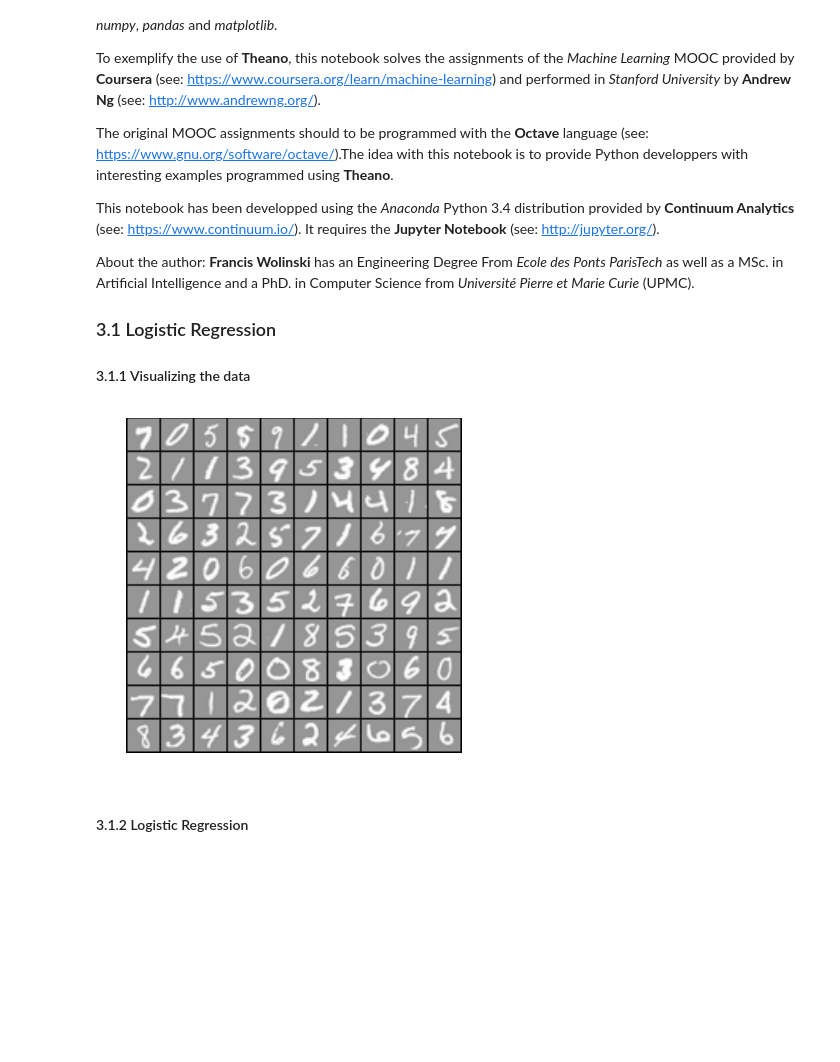
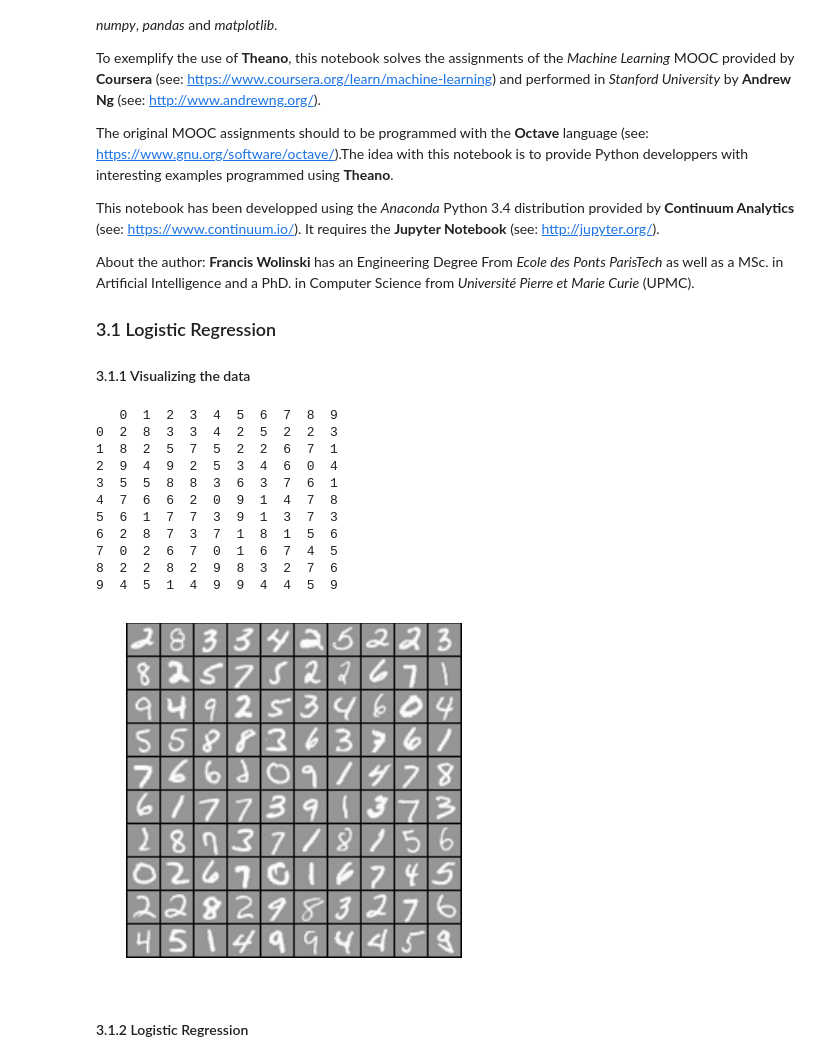
Before and after one commit to fran6w/Theano, a Jupyter notebook: 3. theano multi-class classification.ipynb, the cells around one changed output. Cells and saved outputs as stored; diff of their text form; code cells hidden in the pictures; blank space fills up the shorter version.

```diff
--- a/3. theano multi-class classification.ipynb
+++ b/3. theano multi-class classification.ipynb
@@ -27,8 +27,9 @@ sel = X[np.random.permutation(m)[0:100],:] # 100 random digits
 # %%
 %matplotlib inline
+import pandas as pnd
 import matplotlib.pyplot as plt
 
-def display_data(X):
+def display_data(X, Y):
     example_width = int(np.sqrt(X.shape[1]))
 
     # Compute rows, cols
@@ -65,10 +66,28 @@ def display_data(X):
     plt.figure(figsize=(8,6))
     plt.axis('off')
     plt.imshow(display_array.T, cmap="Greys_r")
+
+    df = pnd.DataFrame(Y.reshape((display_rows, display_cols)).T)
+    df = df.replace(10,0) # 0 is mapped to 10 in Y
+    print(df)
-# %%
-display_data(sel)
-# %% [output]
-[figure, removed]
+# %%
+rnd = np.random.permutation(m)[0:100]
+sel = X[rnd,:] # 100 random digits
+res = Y[rnd]
+display_data(sel, res)
+# %% [output]
+   0  1  2  3  4  5  6  7  8  9
+0  2  8  3  3  4  2  5  2  2  3
+1  8  2  5  7  5  2  2  6  7  1
+2  9  4  9  2  5  3  4  6  0  4
+3  5  5  8  8  3  6  3  7  6  1
+4  7  6  6  2  0  9  1  4  7  8
+5  6  1  7  7  3  9  1  3  7  3
+6  2  8  7  3  7  1  8  1  5  6
+7  0  2  6  7  0  1  6  7  4  5
+8  2  2  8  2  9  8  3  2  7  6
+9  4  5  1  4  9  9  4  4  5  9
+[figure, added]
 # %% [markdown]
 #### 3.1.2 Logistic Regression
 # %%
```
Also changed, not shown: parts of 7 cells of this notebook, 5 other files.
